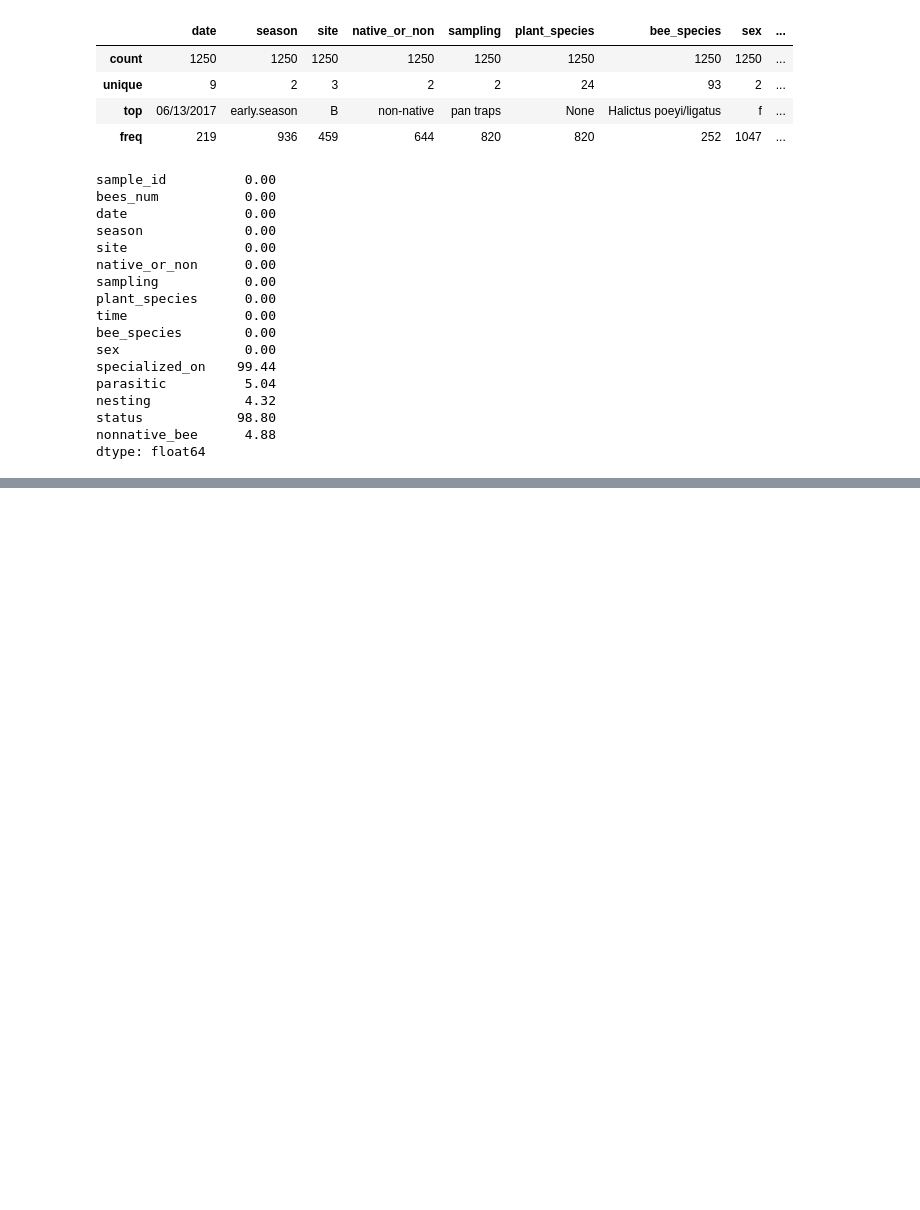
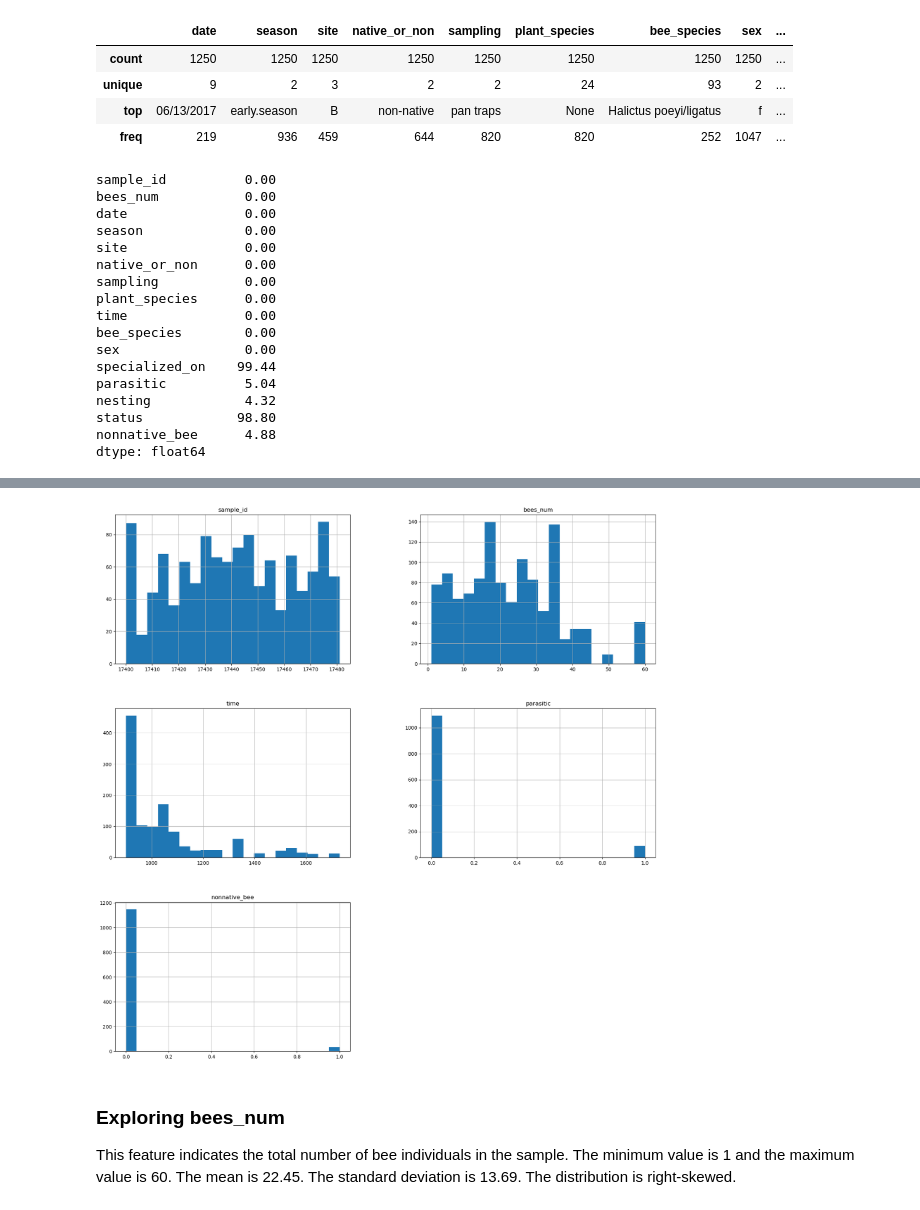
Before and after one commit to MukhammadSobirov/plants_and_bees, a Jupyter notebook: notebook.ipynb, the cells around one changed output, grey strips where cells are left out. Cells and saved outputs as stored; diff of their text form; code cells hidden in the pictures; blank space fills up the shorter version.

```diff
--- a/notebook.ipynb
+++ b/notebook.ipynb
@@ -151,0 +168,10 @@ df['nonnative_bee'].value_counts().plot(kind='bar')
+# %%
+# check the distribution of each feature
+df.hist(figsize=(20, 20), bins=20)
+plt.show()
+# %% [output]
+[figure, added]
+# %% [markdown]
+<h3>Exploring bees_num</h3>
+
+<p>This feature indicates the total number of bee individuals in the sample. The minimum value is 1 and the maximum value is 60. The mean is 22.45. The standard deviation is 13.69. The distribution is right-skewed.</p>
```
Also changed, not shown: parts of 18 cells of this notebook.
